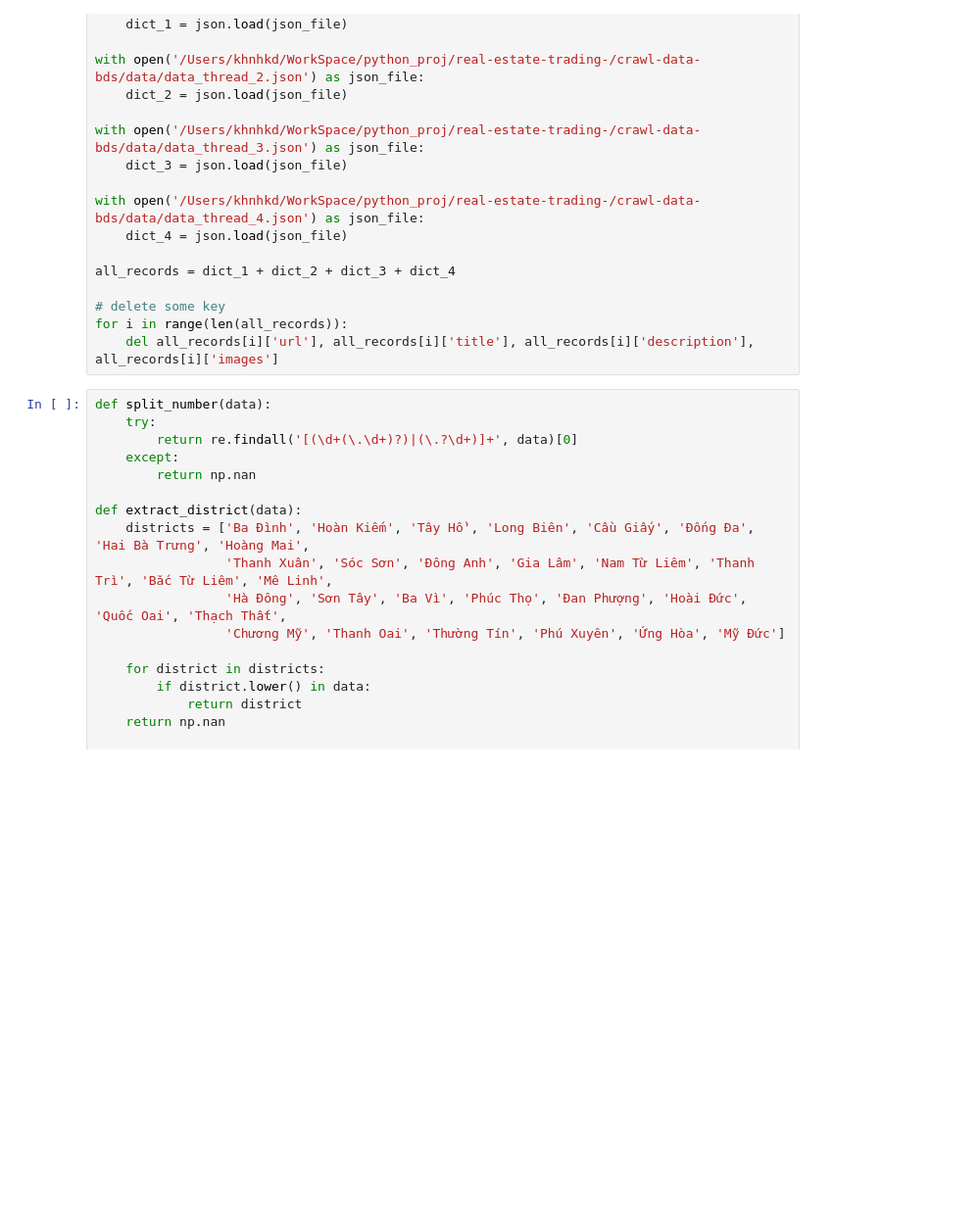
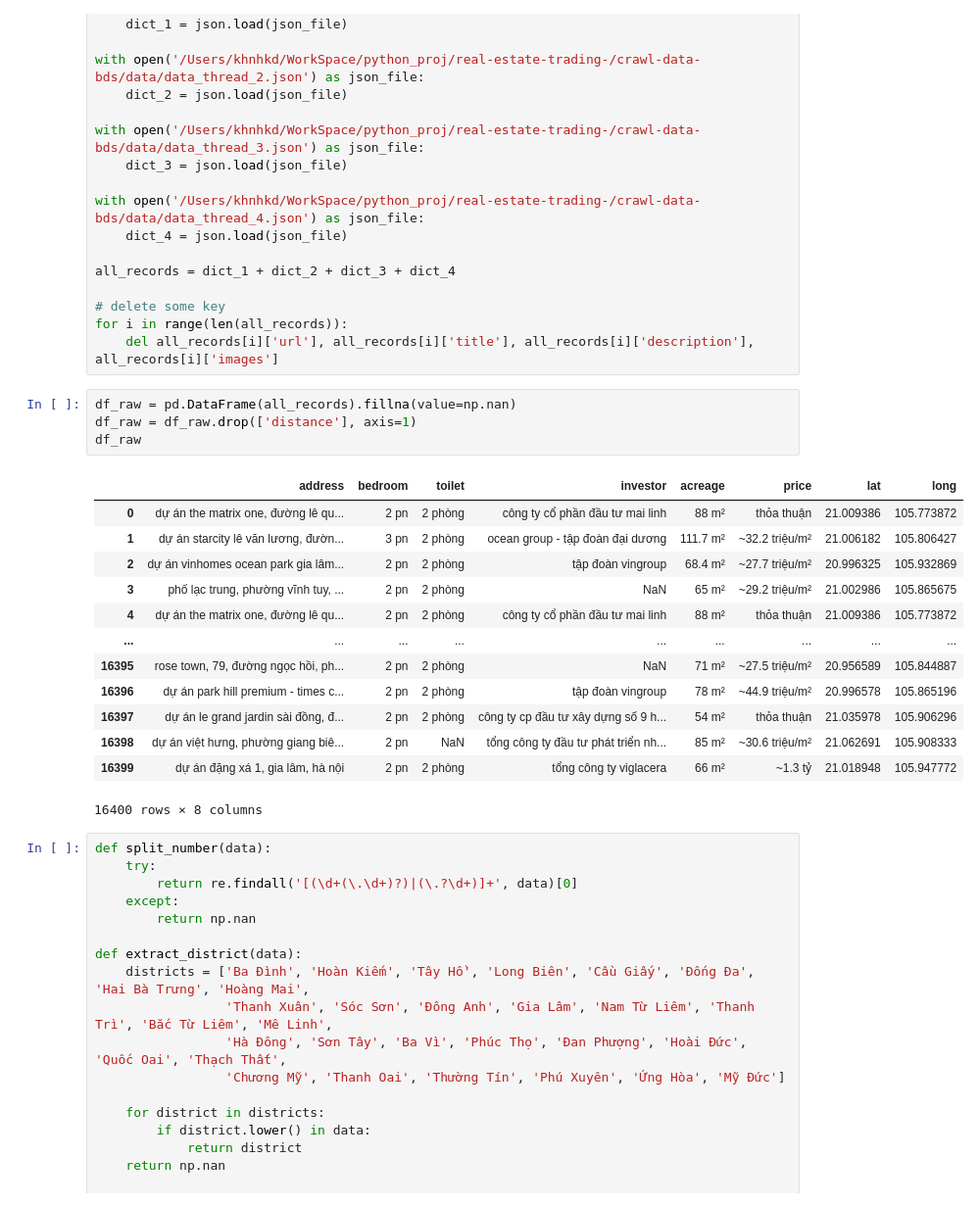
Before and after one commit to khanhkd1/real-estate-trading-, a Jupyter notebook: data-process/data_process.ipynb, the cells around one changed output. Shown at 98% size. Drawn from its saved outputs; the diff is of its cells as text; blank space fills up the shorter version.

Commit message:
data

```diff
--- a/data-process/data_process.ipynb
+++ b/data-process/data_process.ipynb
@@ -22,6 +22,24 @@ all_records = dict_1 + dict_2 + dict_3 + dict_4
 # delete some key
 for i in range(len(all_records)):
     del all_records[i]['url'], all_records[i]['title'], all_records[i]['description'], all_records[i]['images']
+# %%
+df_raw = pd.DataFrame(all_records).fillna(value=np.nan)
+df_raw = df_raw.drop(['distance'], axis=1)
+df_raw
+# %% [output]
+|  | address | bedroom | toilet | investor | acreage | price | lat | long |
+| 0 | dự án the matrix one, đường lê qu... | 2 pn | 2 phòng | công ty cổ phần đầu tư mai linh | 88 m² | thỏa thuận | 21.009386 | 105.773872 |
+| 1 | dự án starcity lê văn lương, đườn... | 3 pn | 2 phòng | ocean group - tập đoàn đại dương | 111.7 m² | ~32.2 triệu/m² | 21.006182 | 105.806427 |
+| 2 | dự án vinhomes ocean park gia lâm... | 2 pn | 2 phòng | tập đoàn vingroup | 68.4 m² | ~27.7 triệu/m² | 20.996325 | 105.932869 |
+| 3 | phố lạc trung, phường vĩnh tuy, ... | 2 pn | 2 phòng | NaN | 65 m² | ~29.2 triệu/m² | 21.002986 | 105.865675 |
+| 4 | dự án the matrix one, đường lê qu... | 2 pn | 2 phòng | công ty cổ phần đầu tư mai linh | 88 m² | thỏa thuận | 21.009386 | 105.773872 |
+| ... | ... | ... | ... | ... | ... | ... | ... | ... |
+| 16395 | rose town, 79, đường ngọc hồi, ph... | 2 pn | 2 phòng | NaN | 71 m² | ~27.5 triệu/m² | 20.956589 | 105.844887 |
+| 16396 | dự án park hill premium - times c... | 2 pn | 2 phòng | tập đoàn vingroup | 78 m² | ~44.9 triệu/m² | 20.996578 | 105.865196 |
+| 16397 | dự án le grand jardin sài đồng, đ... | 2 pn | 2 phòng | công ty cp đầu tư xây dựng số 9 h... | 54 m² | thỏa thuận | 21.035978 | 105.906296 |
+| 16398 | dự án việt hưng, phường giang biê... | 2 pn | NaN | tổng công ty đầu tư phát triển nh... | 85 m² | ~30.6 triệu/m² | 21.062691 | 105.908333 |
+| 16399 | dự án đặng xá 1, gia lâm, hà nội | 2 pn | 2 phòng | tổng công ty viglacera | 66 m² | ~1.3 tỷ | 21.018948 | 105.947772 |
+16400 rows × 8 columns
 # %%
 def split_number(data):
     try:
```
Also changed, not shown: parts of 1 cell of this notebook, 1 other file.
